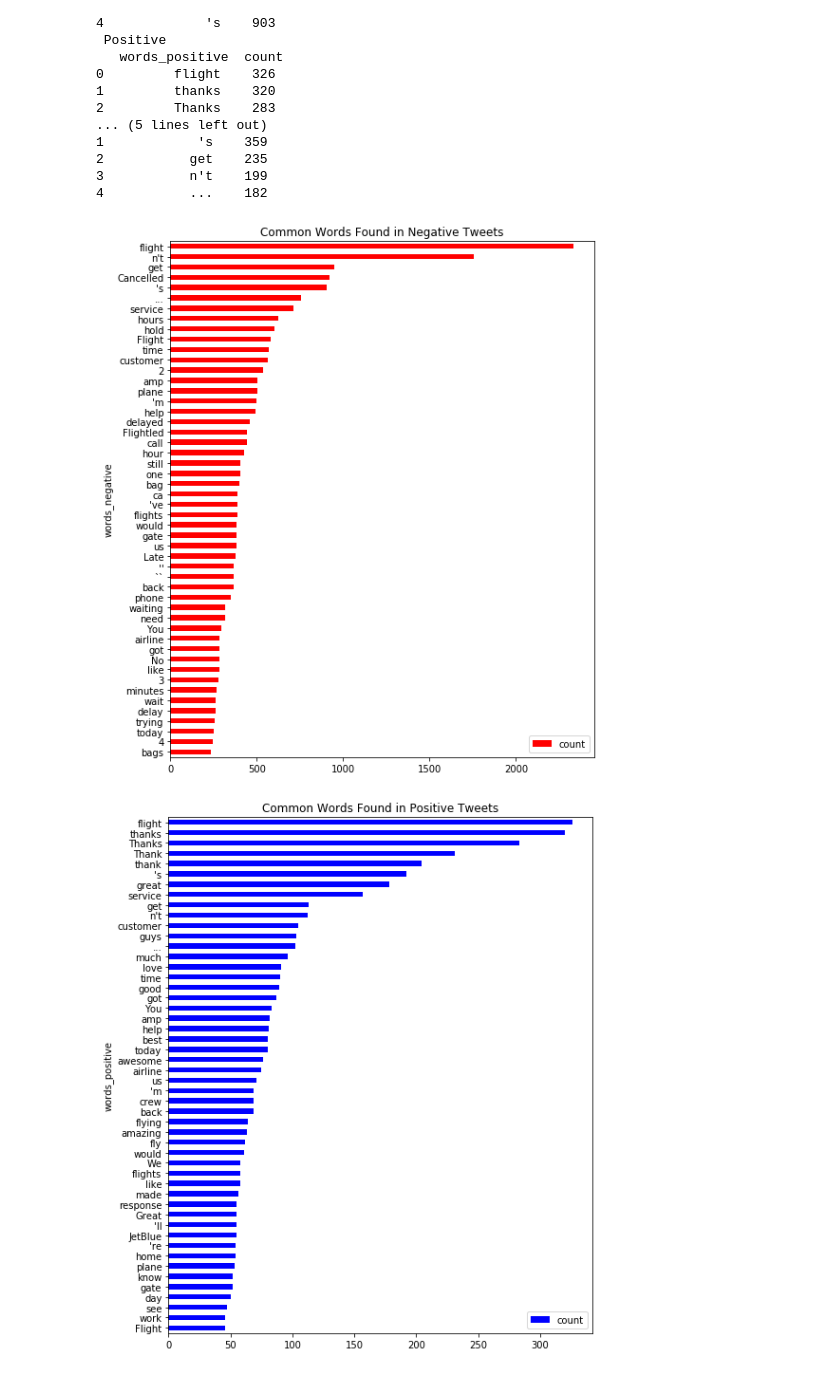
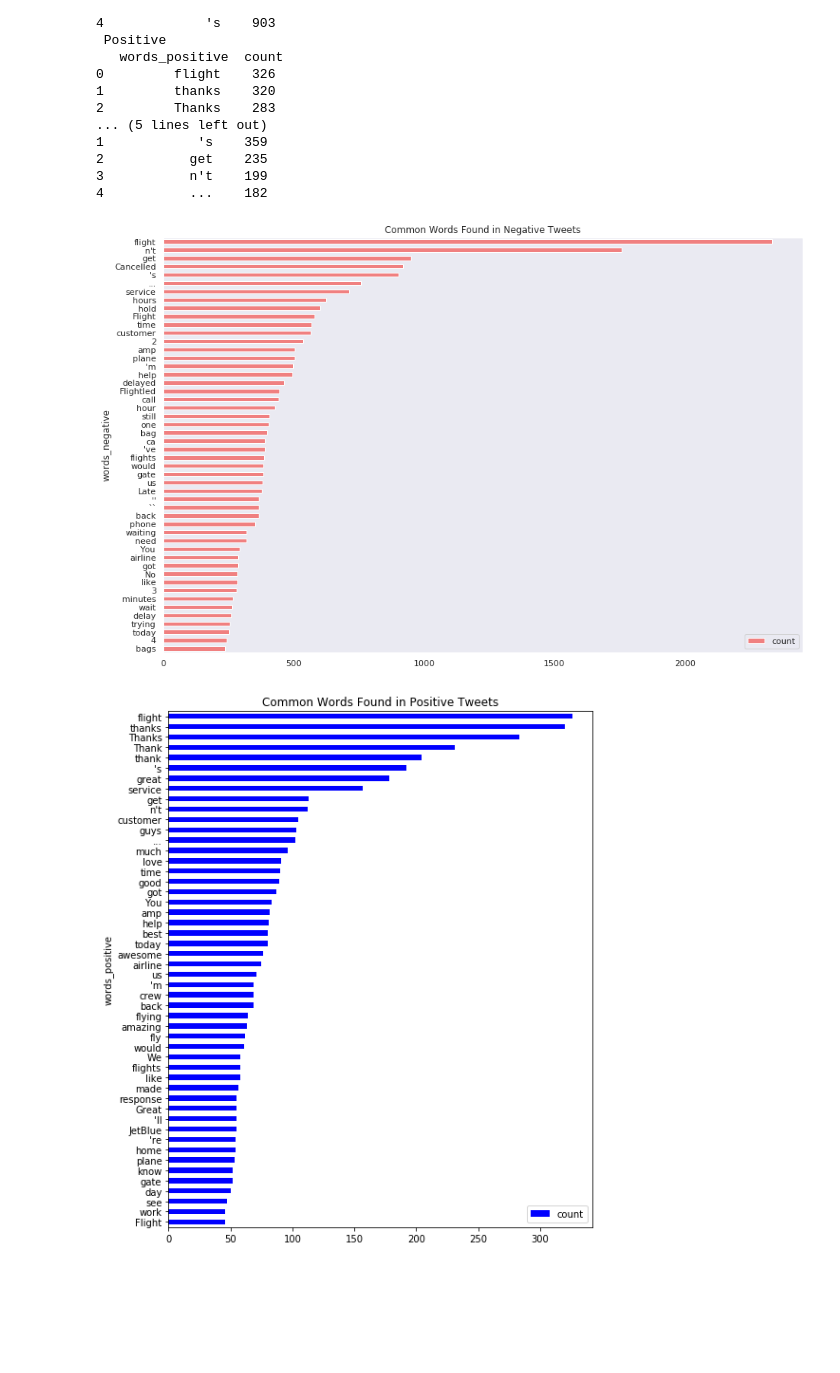
Before and after one commit to AlekseiMikhalev/Data-Science-Projects, a Jupyter notebook: ULMFiT_analysis.ipynb, the cells around one changed output. Saved outputs shown, nothing was run; the diff lists cells and outputs as text; code cells hidden in the pictures; blank space fills up the shorter version.

```diff
--- a/ULMFiT_analysis.ipynb
+++ b/ULMFiT_analysis.ipynb
@@ -83,0 +93,34 @@ for i in airlines:
+# %%
+tweets['negativereason'].nunique()
+custome_palette2 = sns.color_palette("Paired", 8)
+
+nr_count = dict(tweets['negativereason'].value_counts(sort=False))
+def reason_count(airline):
+    if airline=='All':
+        a = tweets
+    else:
+        a = tweets[tweets['airline']==airline]
+    count = dict(a['negativereason'].value_counts())
+    unique_reason=list(tweets['negativereason'].unique())
+    unique_reason=[x for x in unique_reason if str(x) != 'nan']
+    reason_frame=pd.DataFrame({'reasons':unique_reason})
+    reason_frame['count']=reason_frame['reasons'].apply(lambda x: count[x])
+    return reason_frame
+
+def plot_reason(airline):
+    a = reason_count(airline)
+    count = a['count']
+    index = range(1, (len(a)+1))
+    plt.bar(index, count, color=custome_palette2)
+    plt.xticks(index, a['reasons'], rotation=90)
+    plt.ylabel('count')
+    plt.xlabel(' ')
+    plt.title('Reasons of negativity about ' + airline)
+
+plot_reason('All')
+plt.figure(2,figsize=(15, 12))
+for i in airlines:
+    indices= airlines.index(i)
+    plt.subplot(2, 3, indices+1)
+    plt.subplots_adjust(hspace=0.9)
+    plot_reason(i)
@@ -287,15 +333,16 @@ Negative
 4           ...    182
 # %%
 #Let's plot the results to check it visually
-fig, ax = plt.subplots(figsize=(8, 10))
+fig, ax = plt.subplots(figsize=(15, 10))
 
 #Plot horizontal bar graph
 #For negative words
-freq_negative.sort_values(by='count').plot.barh(x='words_negative', y='count', ax=ax, color="red")
+
+freq_negative.sort_values(by='count').plot.barh(x='words_negative', y='count', ax=ax, color="#F08080")
 ax.set_title("Common Words Found in Negative Tweets")
 plt.show()
 # %% [output]
-[figure, old version]
+[figure, new version]
 # %%
 #For positive words
 fig, ax = plt.subplots(figsize=(8, 10))
```
Also changed, not shown: parts of 5 cells of this notebook.
